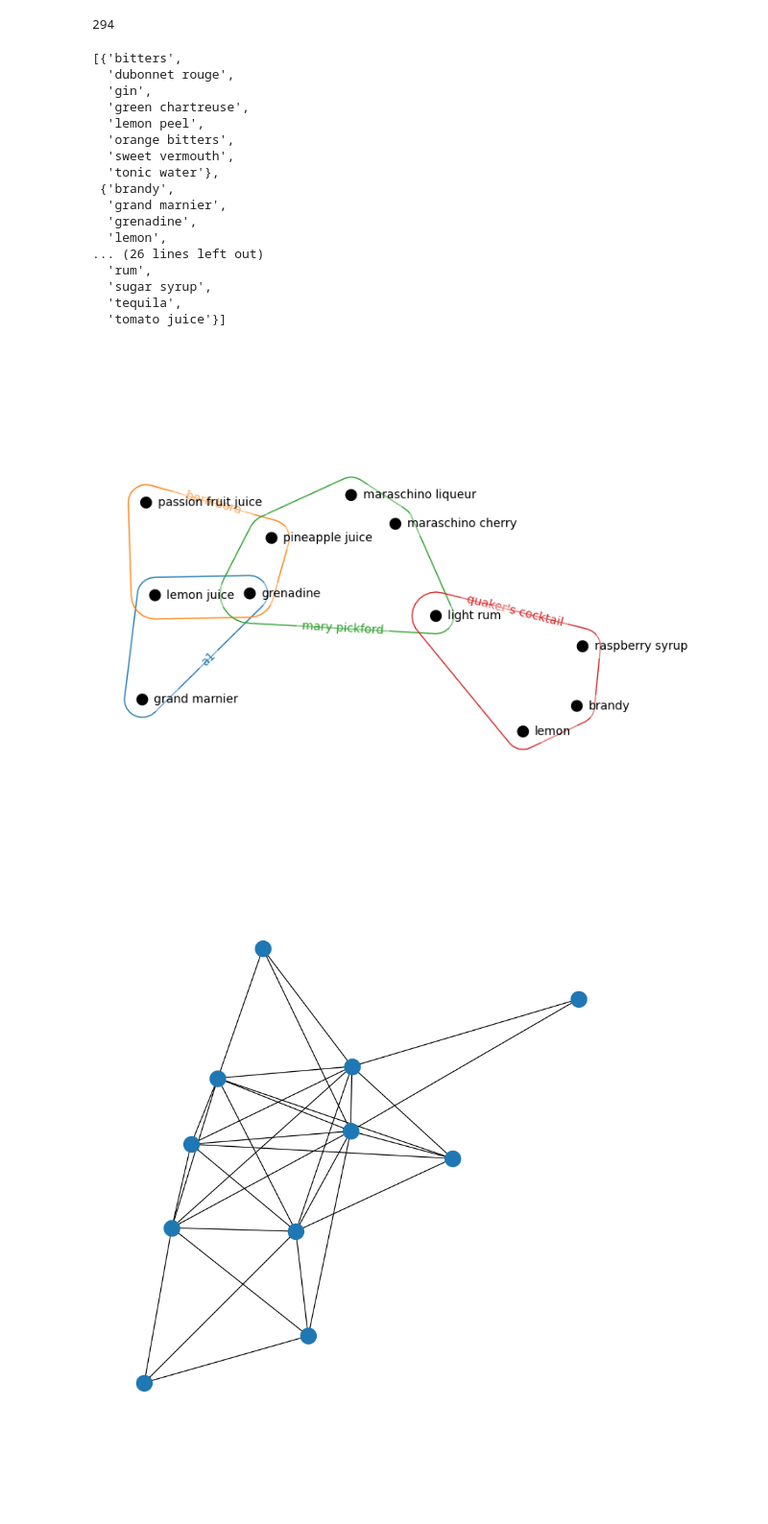
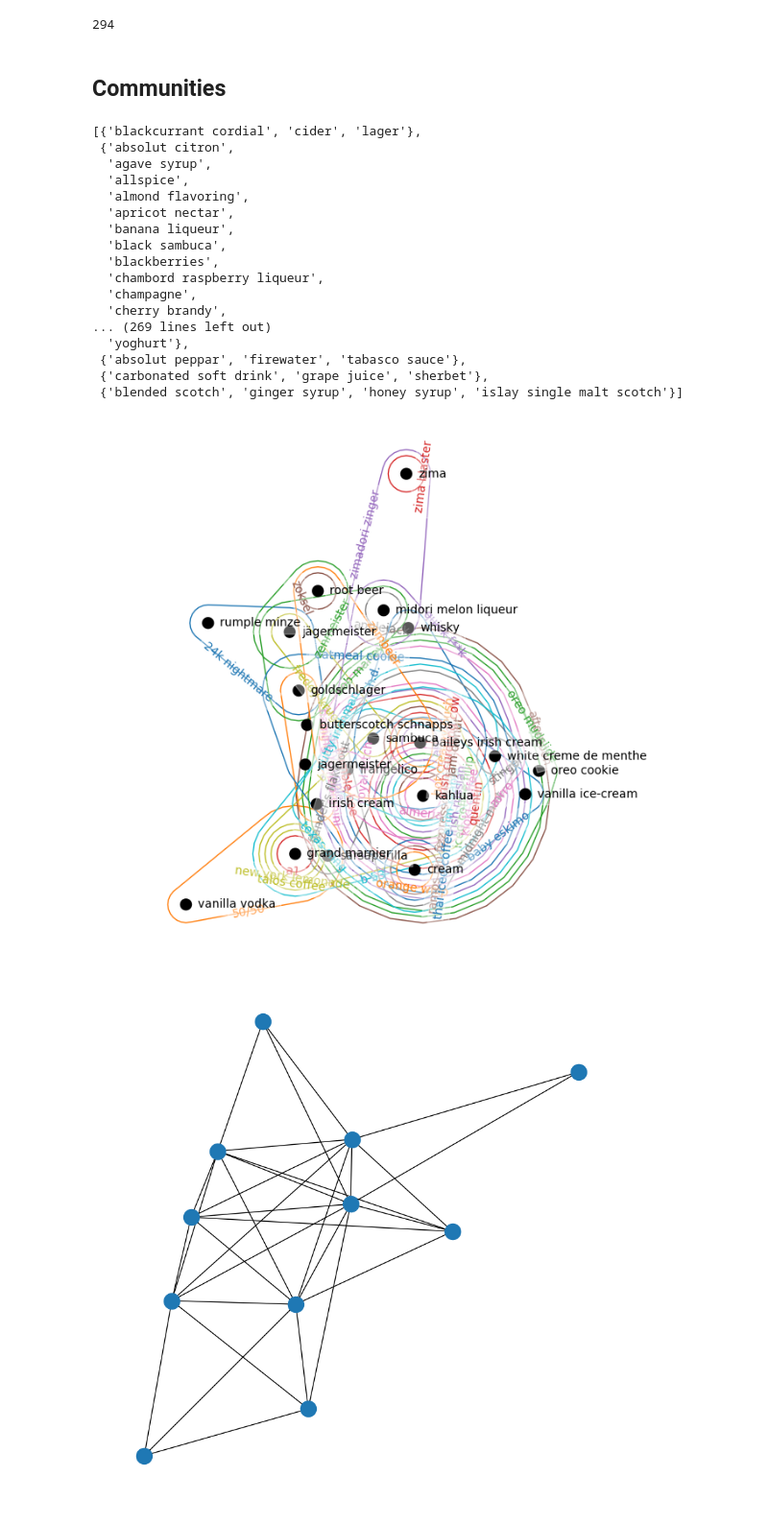
Before and after one commit to mwizer/complex-networks-of-drinks, a Jupyter notebook: basic_analysis.ipynb, the cells around one changed output. Shown at 96% size. Saved outputs shown, nothing was run; the diff lists cells and outputs as text; code cells hidden in the pictures; blank space fills up the shorter version.

```diff
--- a/basic_analysis.ipynb
+++ b/basic_analysis.ipynb
@@ -265,36 +265,38 @@ vodka 67
 len(H.nodes)
 # %% [output]
 294
+# %% [markdown]
+## Communities
 # %%
 import hypernetx.algorithms.hypergraph_modularity as hmod
 
-K = hmod.kumar(H_small)
+K = hmod.kumar(H)
 
 list(K)
 # %% [output]
-[{'bitters',
-  'dubonnet rouge',
-  'gin',
-  'green chartreuse',
-  'lemon peel',
-  'orange bitters',
-  'sweet vermouth',
-  'tonic water'},
- {'brandy',
-  'grand marnier',
-  'grenadine',
-  'lemon',
-... (26 lines left out)
-  'rum',
-  'sugar syrup',
-  'tequila',
-  'tomato juice'}]
+[{'blackcurrant cordial', 'cider', 'lager'},
+ {'absolut citron',
+  'agave syrup',
+  'allspice',
+  'almond flavoring',
+  'apricot nectar',
+  'banana liqueur',
+  'black sambuca',
+  'blackberries',
+  'chambord raspberry liqueur',
+  'champagne',
+  'cherry brandy',
+... (269 lines left out)
+  'yoghurt'},
+ {'absolut peppar', 'firewater', 'tabasco sauce'},
+ {'carbonated soft drink', 'grape juice', 'sherbet'},
+ {'blended scotch', 'ginger syrup', 'honey syrup', 'islay single malt scotch'}]
 # %%
-H_restriced = H_small.restrict_to_nodes(list(list(K)[1]))
+H_restriced = H.restrict_to_nodes(list(list(K)[3]))
 
 hnx.draw(H_restriced)
 # %% [output]
-[figure, old version]
+[figure, new version]
 # %%
 H_restriced = H.restrict_to_nodes(list(list(K)[1]))
 
```
Also changed, not shown: parts of 13 cells of this notebook, 1 other file.
